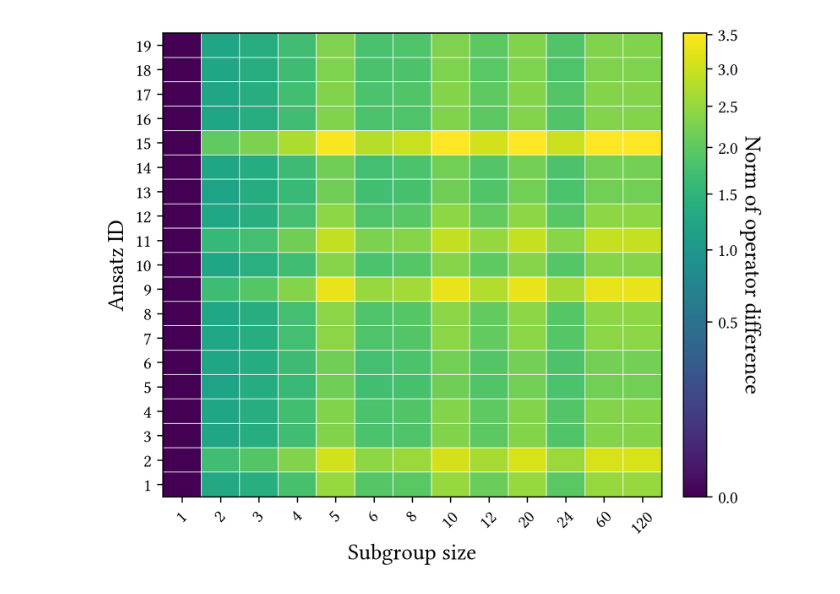
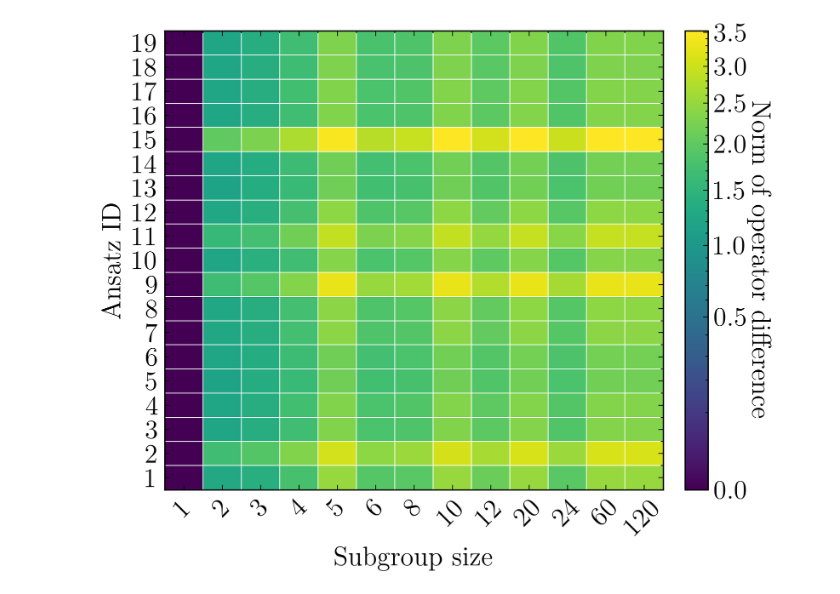
Before and after one commit to valterUo/data_symmetries, a Jupyter notebook: visuals/visualize_commutator_norms.ipynb, the cells around one changed output. Cells and saved outputs as stored; diff of their text form; code cells hidden in the pictures.

```diff
--- a/visuals/visualize_commutator_norms.ipynb
+++ b/visuals/visualize_commutator_norms.ipynb
@@ -6,21 +6,21 @@ import matplotlib.pyplot as plt
 from matplotlib import font_manager
 from matplotlib.colors import PowerNorm
 
-# ====== Font configuration (Linux Libertine) ======
-# Make sure the font file LinLibertine_R.ttf is in your working directory or specify its full path
-font_path = "C:\\Users\\valte\\OneDrive - University of Helsinki\\Desktop\\linux_libertine\\LinLibertine_R.ttf"
-font_manager.fontManager.addfont(font_path)
+import scienceplots
+
+plt.style.use('science')
+
 plt.rcParams.update({
-    "font.family": "Linux Libertine",
-    "font.size": 12,
-    "axes.labelsize": 14,
-    "axes.titlesize": 16,
-    "xtick.labelsize": 11,
-    "ytick.labelsize": 11,
-    "figure.dpi": 300,
-    "axes.linewidth": 0.8,
-    "axes.edgecolor": "black"
-})
+        "font.size": 16,
+        "axes.labelsize": 16,
+        "axes.titlesize": 16,
+        "xtick.labelsize": 16,
+        "ytick.labelsize": 16,
+        "figure.dpi": 300,
+        "axes.linewidth": 0.8,
+        "axes.edgecolor": "black"
+    })
+
 
 # ====== Parameters described by the user ======
 layers = list(range(1,6))
@@ -53,31 +53,31 @@ subset = df[df["layer"] == layer_to_plot]
 pivot = subset.pivot(index="ansatz", columns="subgroup", values="value")
 
 # ====== Plot ======
 fig, ax = plt.subplots(figsize=(6,5))
 im = ax.imshow(pivot, aspect="auto", origin="lower", cmap="viridis")
 
 # Labels and title
 ax.set_xlabel("Subgroup size")
 ax.set_ylabel("Ansatz ID")
 
 # Ticks
 ax.set_xticks(range(len(pivot.columns)))
 ax.set_xticklabels(pivot.columns, rotation=45)
 ax.set_yticks(range(len(pivot.index)))
 ax.set_yticklabels(pivot.index)
 
 # Add subtle gridlines for readability
 ax.set_xticks(np.arange(-0.5, len(pivot.columns), 1), minor=True)
 ax.set_yticks(np.arange(-0.5, len(pivot.index), 1), minor=True)
 ax.grid(which="minor", color="white", linestyle="-", linewidth=0.5)
 ax.tick_params(which="minor", bottom=False, left=False)
 
 # Colorbar with normalization to emphasize small differences
 im.set_norm(PowerNorm(gamma=0.5, vmin=pivot.min().min(), vmax=pivot.max().max()))
 cbar = plt.colorbar(im, ax=ax, fraction=0.046, pad=0.04)
 cbar.ax.set_ylabel("Norm of operator difference", rotation=270, labelpad=14)
 
 plt.tight_layout()
 plt.show()
 # %% [output]
-[figure, old version]
+[figure, new version]
```
Also changed, not shown: 1 other file.
